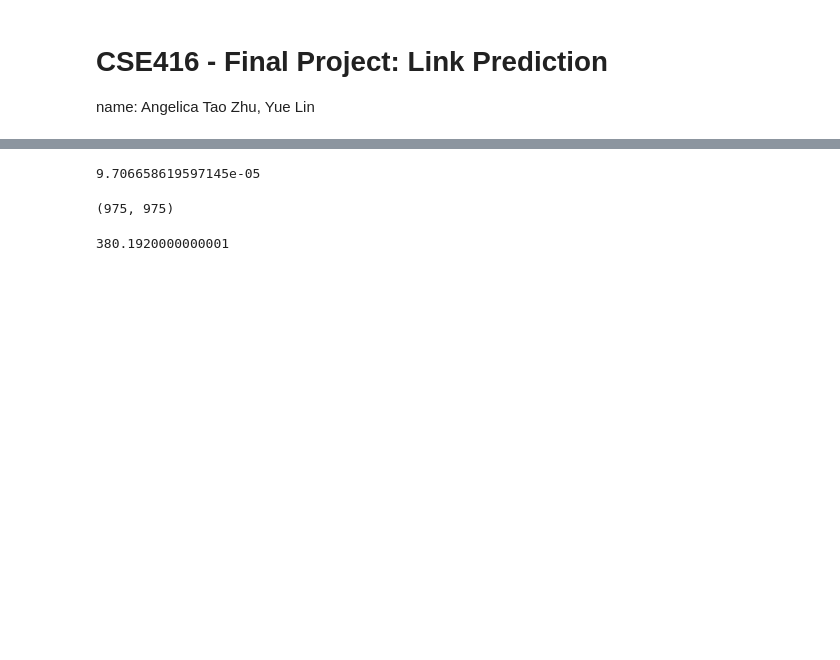
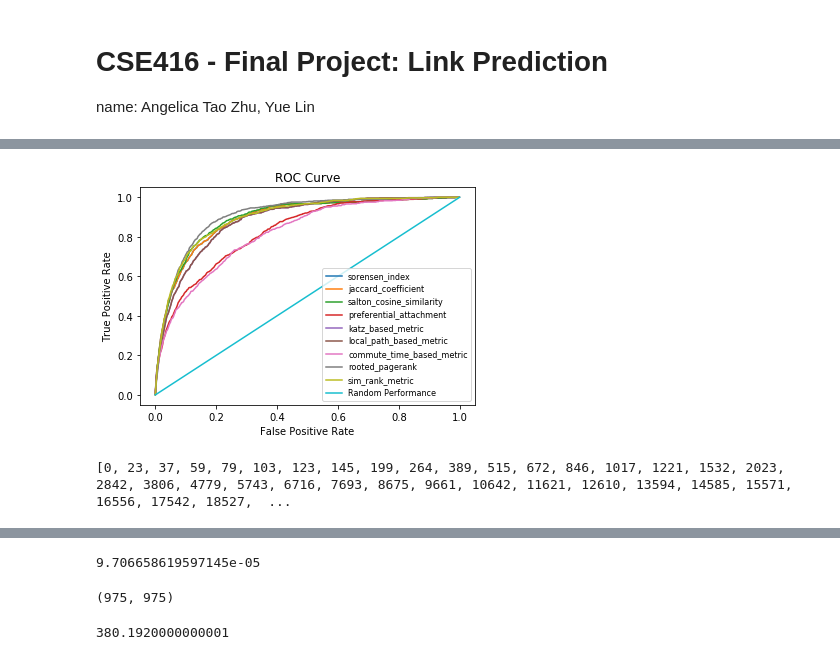
Before and after one commit to Tehiaohiao/link-prediction, a Jupyter notebook: link-prediction.ipynb, the cells around one changed output, grey strips where cells are left out. Cells and saved outputs as stored; diff of their text form; code cells hidden in the pictures; blank space fills up the shorter version.

Commit message:
add plot, weird pr plot

```diff
--- a/link-prediction.ipynb
+++ b/link-prediction.ipynb
@@ -457,6 +522,3 @@ def compute_num_of_path(G, u, v, cutoff):
     paths = nx.all_simple_paths(G, source=u, target=v, cutoff=cutoff)
     paths_len = [len(path) - 1 for path in paths]
     return collections.Counter(paths_len)
-# %%
-pred = rooted_pagerank(email_train_g)
-pred = rank(pred)
@@ -462,0 +528,6 @@ pred = rank(pred)
+# %%
+def convert(score_sheet):
+    l = []
+    for k, v in score_sheet.items():
+        l.append((k.__getitem__(0), k.__getitem__(1), v))
+    return l
@@ -462,0 +592,10 @@ pred = rank(pred)
+# %%
+methods = [sorensen_index, jaccard_coefficient, salton_cosine_similarity, preferential_attachment, katz_based_metric, local_path_based_metric, commute_time_based_metric, rooted_pagerank, sim_rank_metric]
+method_names = [method.__name__ for method in methods]
+# %%
+import matplotlib.pyplot as plt
+eval_dict = {}
+for method_name in method_names:
+    pred = loadPred(method_name)
+    TPs, FPs, FNs, TNs = getEval(pred)
+    eval_dict[method_name] = (TPs, FPs, FNs, TNs)
@@ -462,0 +612,27 @@ pred = rank(pred)
+# %%
+import matplotlib.pyplot as plt
+for method_name in method_names:
+    TPs, FPs, FNs, TNs = eval_dict[method_name]
+
+    FPRs = [FPs[i] / (FPs[i] + TNs[i]) for i in range(len(FPs))]
+    TPRs = [TPs[i] / (TPs[i] + FNs[i]) for i in range(len(TPs))]
+    plt.plot(FPRs, TPRs,'-', label = method_name)
+
+# plot graph
+x = np.arange(0, 1.1, 0.1)
+plt.plot(x, x,'-', label='Random Performance')
+
+plt.title('ROC Curve')
+plt.xlabel('False Positive Rate')
+plt.ylabel('True Positive Rate')
+# save graph to local file
+plt.legend(prop={'size': 8})
+plt.savefig("ROC.png", dpi=800) # save as png
+plt.show()
+# %% [output]
+[figure, added]
+# %%
+TPs, FPs, FNs, TNs = eval_dict["rooted_pagerank"]
+print(FPs)
+# %% [output]
+[0, 23, 37, 59, 79, 103, 123, 145, 199, 264, 389, 515, 672, 846, 1017, 1221, 1532, 2023, 2842, 3806, 4779, 5743, 6716, 7693, 8675, 9661, 10642, 11621, 12610, 13594, 14585, 15571, 16556, 17542, 18527,  ...
```
Also changed, not shown: parts of 29 cells of this notebook, 15 other files.
